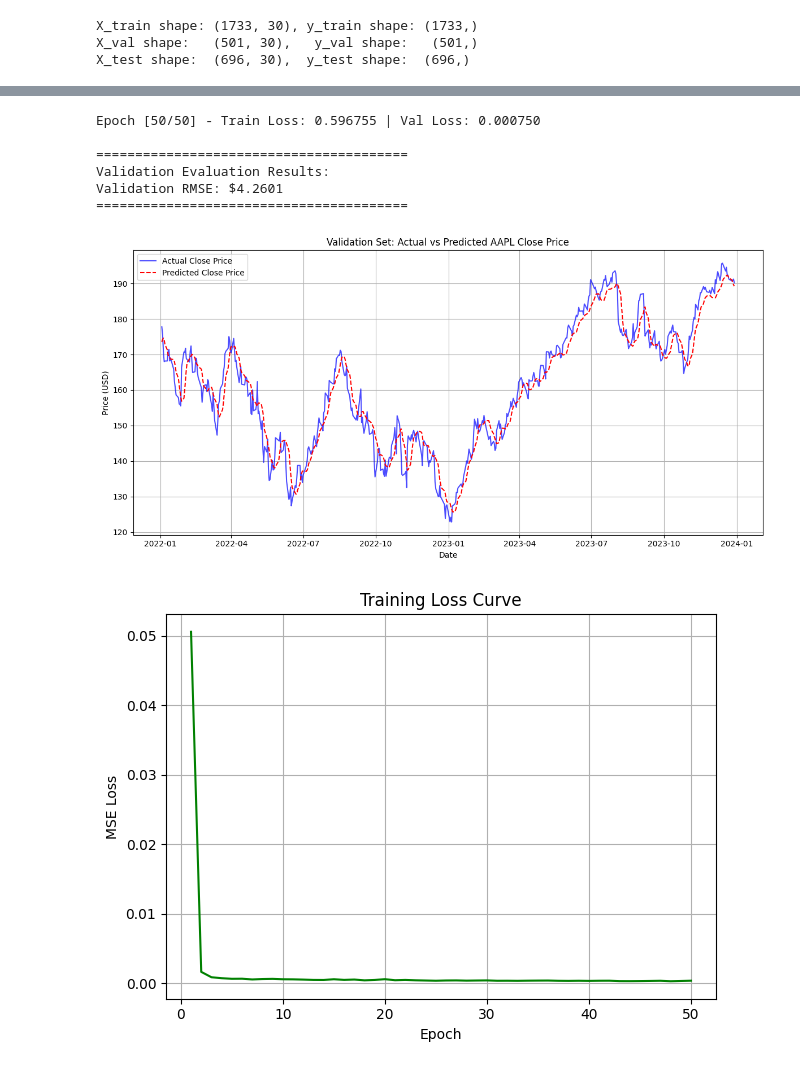
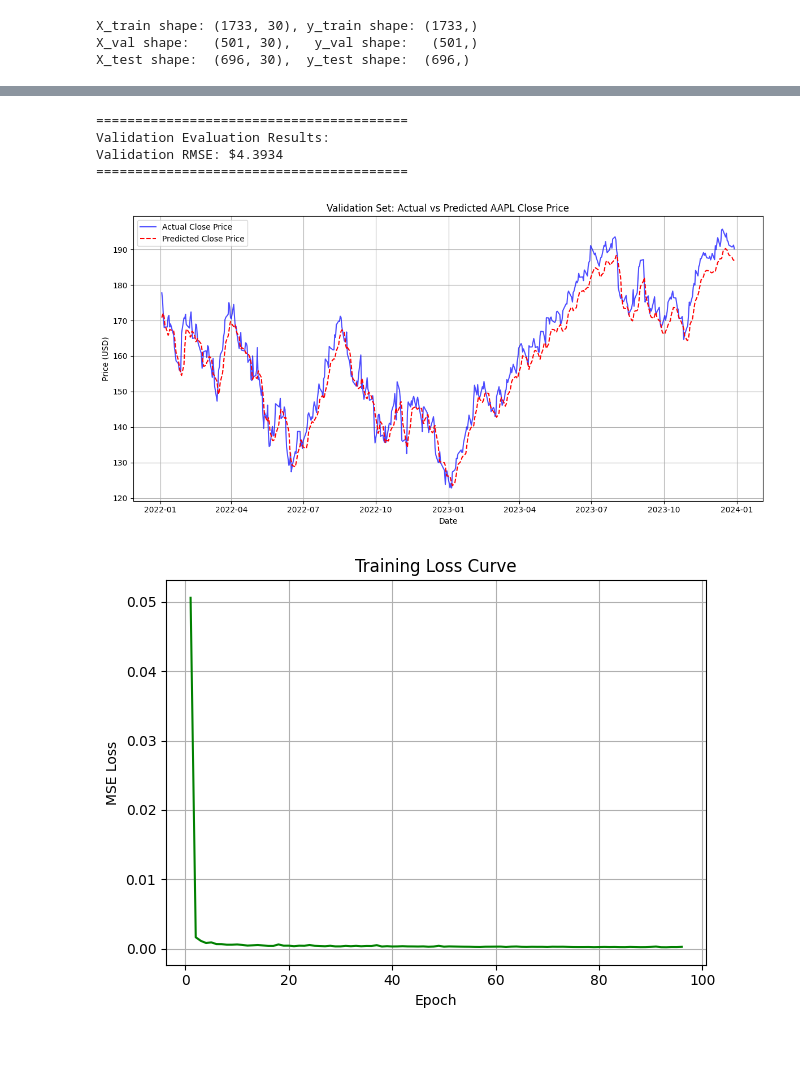
Before and after one commit to felicity8899/ds-classes, a Jupyter notebook: homework2.ipynb, the cells around one changed output, grey strips where cells are left out. Cells and saved outputs as stored; diff of their text form; code cells hidden in the pictures.

```diff
--- a/homework2.ipynb
+++ b/homework2.ipynb
@@ -27,12 +27,12 @@ df = df[['Close']].dropna()
 CONFIG = {
     "batch_size": 32,
     "input_size": 1,
-    "hidden_size": 64,
-    "num_layers": 2,
+    "hidden_size": 32,
+    "num_layers": 1,
     "dropout": 0.05,
     "lr": 1e-3,
     "weight_decay": 0,
-    "epochs": 50,
+    "epochs": 200,
 }
 
 batch_size = CONFIG['batch_size']
@@ -77,7 +77,7 @@ print(f"Training samples: {len(train_df)}, Validation samples: {len(val_df)}, Te
 # %% [output]
 Training samples: 1763, Validation samples: 501, Test samples: 696
 # %%
-scaler = MinMaxScaler(feature_range=(0, 1))
+scaler = MinMaxScaler()
 train_scaled = scaler.fit_transform(train_df[['Close']].values)
 
 val_concat = pd.concat((train_df.tail(lookback), val_df), axis=0)
@@ -193,20 +237,16 @@ Model saved successfully as 'model_proj2.pth'!
 # %%
+
 model.eval()
-val_preds_list = []
-val_trues_list = []
-val_loss = 0.0
+final_val_preds = []
+final_val_trues = []
 
 with torch.no_grad():
     for X_batch, y_batch in val_loader:
         X_batch, y_batch = X_batch.to(device), y_batch.to(device)
         preds = model(X_batch)
-        loss = criterion(preds, y_batch)
-        val_loss += loss.item() * X_batch.size(0)
-        val_preds_list.append(preds.cpu().numpy())
-        val_trues_list.append(y_batch.cpu().numpy())
-val_loss /= len(val_loader.dataset)
 
-print(f"Epoch [{epoch}/{epochs}] - Train Loss: {running_loss:.6f} | Val Loss: {val_loss:.6f}")
+        final_val_preds.append(preds.cpu().numpy())
+        final_val_trues.append(y_batch.cpu().numpy())
 
 val_preds = np.vstack(val_preds_list)
 val_trues = np.vstack(val_trues_list)
@@ -215,39 +255,37 @@ val_preds_actual = scaler.inverse_transform(val_preds)
 val_trues_actual = scaler.inverse_transform(val_trues)
 
 val_rmse = np.sqrt(mean_squared_error(val_trues_actual, val_preds_actual))
 
 print("\n" + "="*40)
 print(f"Validation Evaluation Results:")
 print(f"Validation RMSE: ${val_rmse:.4f}")
 print("="*40)
 
 
 plt.figure(figsize=(12, 6))
 plt.plot(val_df.index, val_trues_actual, label='Actual Close Price', color='blue', alpha=0.7)
 plt.plot(val_df.index, val_preds_actual, label='Predicted Close Price', color='red', linestyle='--')
 plt.title('Validation Set: Actual vs Predicted AAPL Close Price')
 plt.xlabel('Date')
 plt.ylabel('Price (USD)')
 plt.legend()
 plt.grid(True)
 plt.tight_layout()
 plt.show()
 
-plt.plot(range(1, epochs + 1), train_losses, label='Training MSE Loss', color='green')
+plt.plot(range(1, len(train_losses) + 1), train_losses, label='Training MSE Loss', color='green')
 plt.title('Training Loss Curve')
 plt.xlabel('Epoch')
 plt.ylabel('MSE Loss')
 plt.grid(True)
 plt.tight_layout()
 # %% [output]
-Epoch [50/50] - Train Loss: 0.596755 | Val Loss: 0.000750
-
 ========================================
 Validation Evaluation Results:
-Validation RMSE: $4.2601
+Validation RMSE: $4.3934
 ========================================
-[figure, old version]
+[figure, new version]
-[figure, old version]
+[figure, new version]
 # %%
 test_preds = []
 with torch.no_grad():
```
Also changed, not shown: parts of 2 cells of this notebook.
